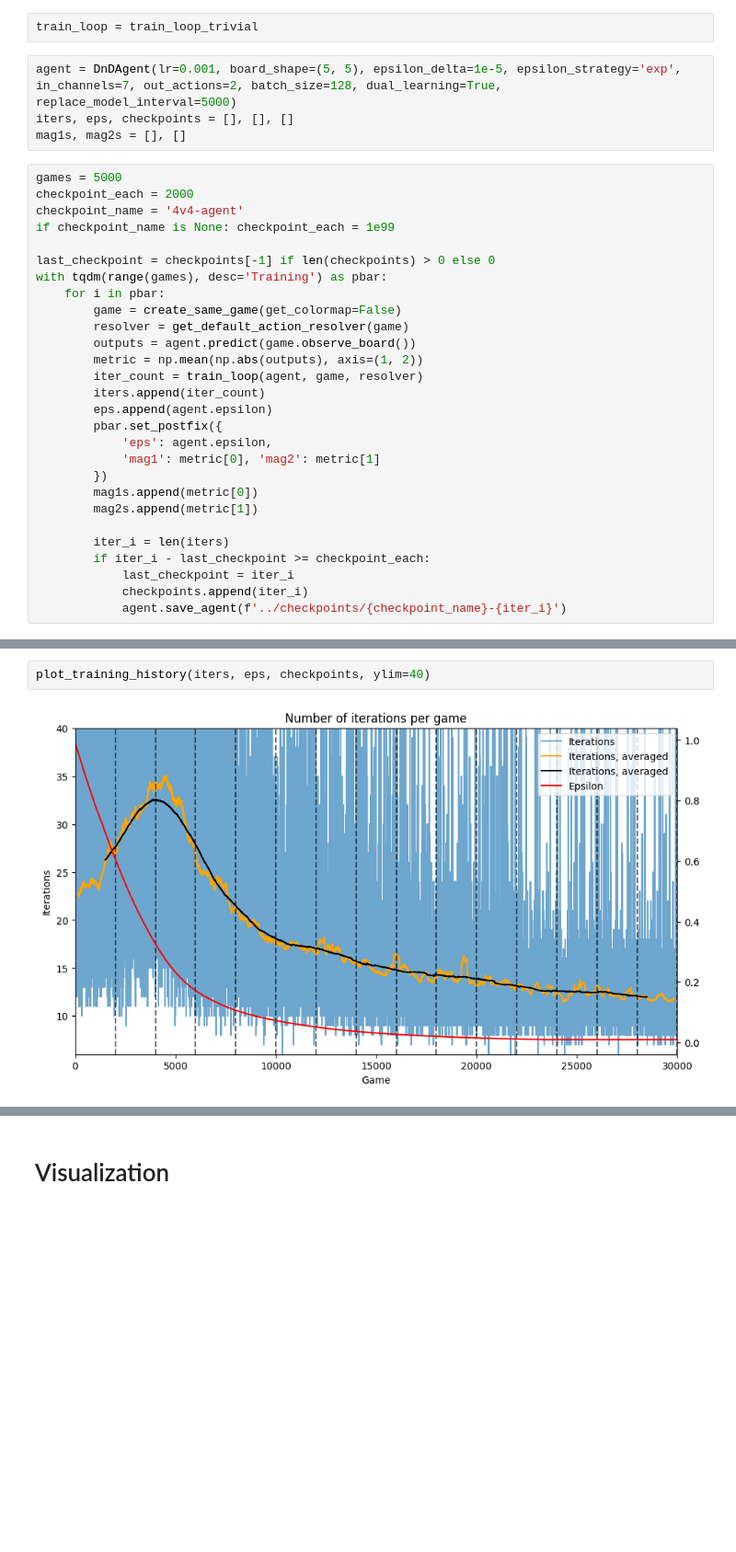
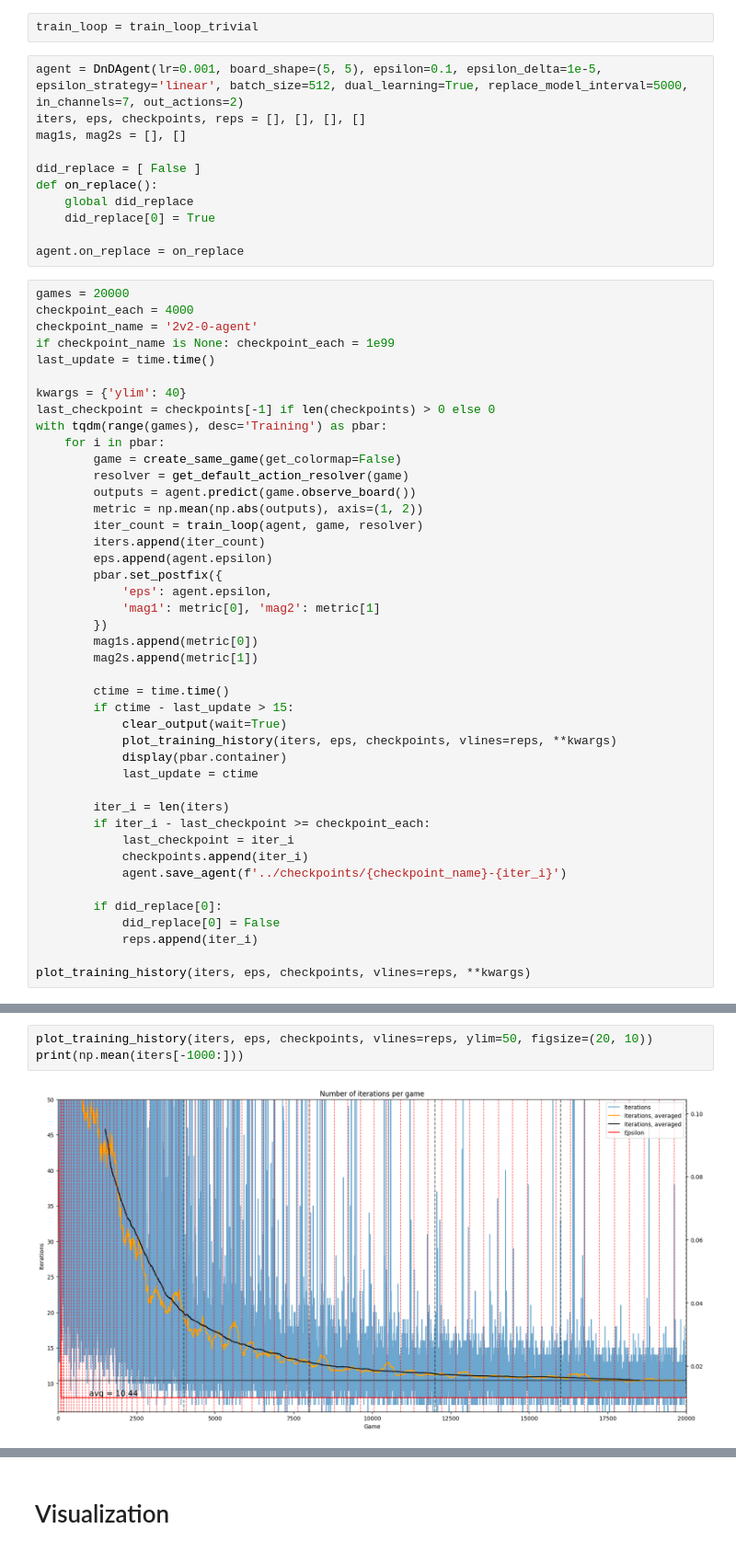
Before and after one commit to Sambura/DnD-RL-combat-agent, a Jupyter notebook: notebooks/model_proto.ipynb, the cells around one changed output, grey strips where cells are left out. Shown at 92% size. Saved outputs shown, nothing was run; the diff lists cells and outputs as text; blank space fills up the shorter version.

```diff
--- a/notebooks/model_proto.ipynb
+++ b/notebooks/model_proto.ipynb
@@ -128,15 +131,24 @@ def train_loop_delayed(agent: DnDAgent, game: DnDBoard, random_action_resolver=N
 # %%
 train_loop = train_loop_trivial
 # %%
-agent = DnDAgent(lr=0.001, board_shape=(5, 5), epsilon_delta=1e-5, epsilon_strategy='exp', in_channels=7, out_actions=2, batch_size=128, dual_learning=True, replace_model_interval=5000)
-iters, eps, checkpoints = [], [], []
+agent = DnDAgent(lr=0.001, board_shape=(5, 5), epsilon=0.1, epsilon_delta=1e-5, epsilon_strategy='linear', batch_size=512, dual_learning=True, replace_model_interval=5000, in_channels=7, out_actions=2)
+iters, eps, checkpoints, reps = [], [], [], []
 mag1s, mag2s = [], []
+
+did_replace = [ False ]
+def on_replace():
+    global did_replace
+    did_replace[0] = True
+
+agent.on_replace = on_replace
 # %%
-games = 5000
-checkpoint_each = 2000
-checkpoint_name = '4v4-agent'
+games = 20000
+checkpoint_each = 4000
+checkpoint_name = '2v2-0-agent'
 if checkpoint_name is None: checkpoint_each = 1e99
+last_update = time.time()
 
+kwargs = {'ylim': 40}
 last_checkpoint = checkpoints[-1] if len(checkpoints) > 0 else 0
 with tqdm(range(games), desc='Training') as pbar:
     for i in pbar:
@@ -154,8 +166,21 @@ with tqdm(range(games), desc='Training') as pbar:
         mag1s.append(metric[0])
         mag2s.append(metric[1])
 
+        ctime = time.time()
+        if ctime - last_update > 15:
+            clear_output(wait=True)
+            plot_training_history(iters, eps, checkpoints, vlines=reps, **kwargs)
+            display(pbar.container)
+            last_update = ctime
+
         iter_i = len(iters)
         if iter_i - last_checkpoint >= checkpoint_each:
             last_checkpoint = iter_i
             checkpoints.append(iter_i)
             agent.save_agent(f'../checkpoints/{checkpoint_name}-{iter_i}')
+
+        if did_replace[0]:
+            did_replace[0] = False
+            reps.append(iter_i)
+
+plot_training_history(iters, eps, checkpoints, vlines=reps, **kwargs)
@@ -162,4 +190,5 @@ with tqdm(range(games), desc='Training') as pbar:
 # %%
-plot_training_history(iters, eps, checkpoints, ylim=40)
+plot_training_history(iters, eps, checkpoints, vlines=reps, ylim=50, figsize=(20, 10))
+print(np.mean(iters[-1000:]))
 # %% [output]
-[figure, old version]
+[figure, new version]
```
Also changed, not shown: parts of 9 cells of this notebook, 6 other files.
